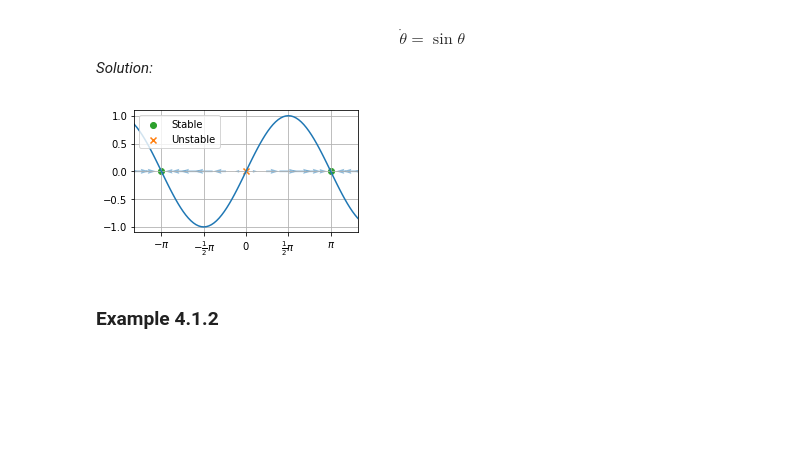
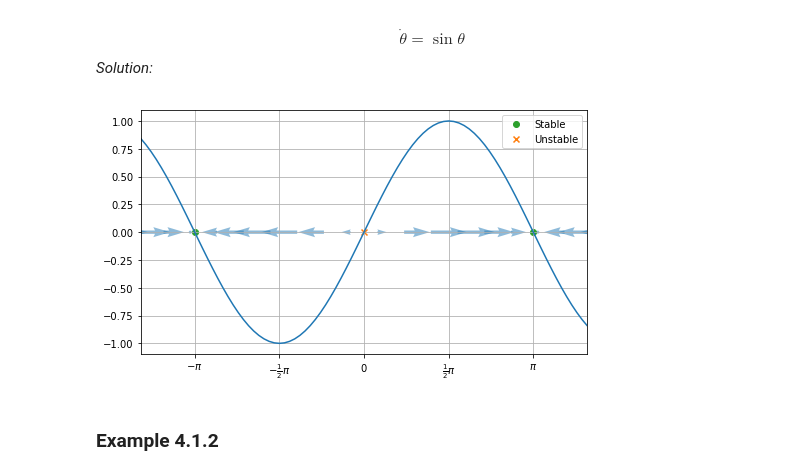
Before and after one commit to shumez/NLDC, a Jupyter notebook: c04/note.ipynb, the cells around one changed output. Drawn from its saved outputs; the diff is of its cells as text; code cells hidden in the pictures; blank space fills up the shorter version.

```diff
--- a/c04/note.ipynb
+++ b/c04/note.ipynb
@@ -55,35 +55,35 @@ $$\dot{\theta} = \sin\theta$$
 # %%
 def theta_dot(theta):
     theta_ = np.sin(theta)
     return theta_
 
 pi = np.pi
 theta = np.linspace(-pi*3/2, pi*3/2, 100)
 flow = np.linspace(-pi*3/2, pi*3/2, 20)
 
 #ax = plt.subplot(111, projection='polar')
 #ax.plot(theta, r)
 #ax.set_rmax(2)
 #ax.set_rticks([0.5, 1, 1.5, 2])  # less radial ticks
 #ax.set_rlabel_position(-22.5)  # get radial labels away from plotted line
 
 #ax.quiver(theta, 0, theta_dot(theta), 0)
 #ax.grid(True)
 
-plt.figure(figsize=(4, 2.25))
+plt.figure(figsize=(8, 4.5))
 plt.plot(theta, theta_dot(theta))
 plt.quiver(flow, 0, theta_dot(flow), 0, color=c[0], alpha=.5)
 plt.scatter(np.array([-pi, pi]), np.array([0, 0]), c=c[2], marker=m[0], label='Stable')
 plt.scatter(0, 0, c=c[1], marker=m[1], label='Unstable')
 
 plt.xlim(-pi-1, pi+1)
 plt.xticks([-pi, -pi/2, 0, pi/2, pi],
            [r'$-\pi$', r'$-\frac{1}{2}\pi$', r'$0$', r'$\frac{1}{2}\pi$', r'$\pi$'])
 plt.legend(loc='best')
 plt.grid(True)
 plt.show()
 # %% [output]
-[figure, old version]
+[figure, new version]
 # %% [markdown]
 ### Example 4.1.2
 # %% [markdown]
```
Also changed, not shown: parts of 5 cells of this notebook.
